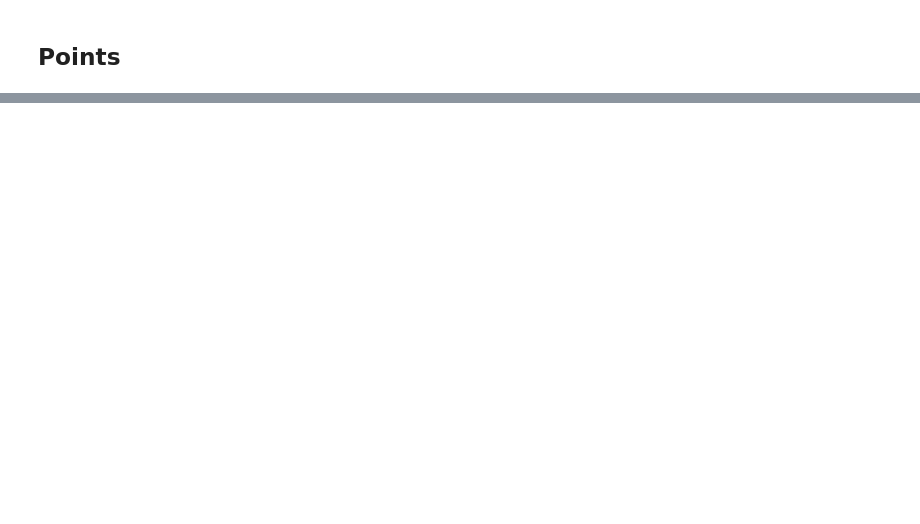
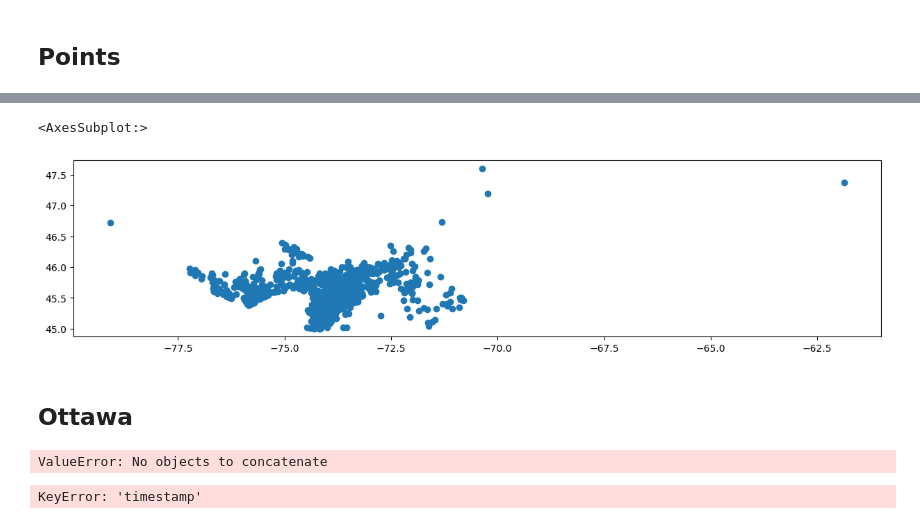
Before and after one commit to dexmcmillan/quebec-outage, a Jupyter notebook: analysis.ipynb, the cells around one changed output, grey strips where cells are left out. Drawn from its saved outputs; the diff is of its cells as text; code cells hidden in the pictures; blank space fills up the shorter version.

```diff
--- a/analysis.ipynb
+++ b/analysis.ipynb
@@ -117,0 +79,4 @@ raw.set_crs("EPSG:4326").plot(figsize=(15,15))
+# %%
+points = read_data("points")
+
+points
@@ -117,0 +107,17 @@ raw.set_crs("EPSG:4326").plot(figsize=(15,15))
+# %%
+points.loc[points["timestamp"] == points["timestamp"].max(), :].plot(figsize=(15,15))
+# %% [output]
+<AxesSubplot:>
+[figure, added]
+# %% [markdown]
+## Ottawa
+# %%
+ottaraw = read_data("shapes", "ottawa")
+
+ottaraw.head(3)
+# %% [output]
+ValueError: No objects to concatenate
+# %%
+ottaraw.loc[ottaraw["timestamp"] == ottaraw["timestamp"].max(), :].plot()
+# %% [output]
+KeyError: 'timestamp'
```
Also changed, not shown: parts of 10 cells of this notebook.
